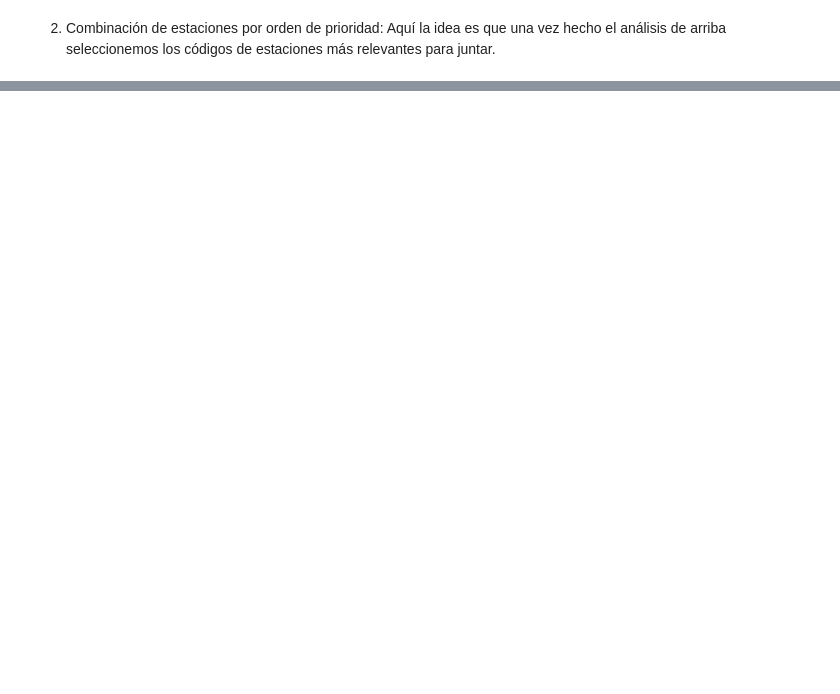
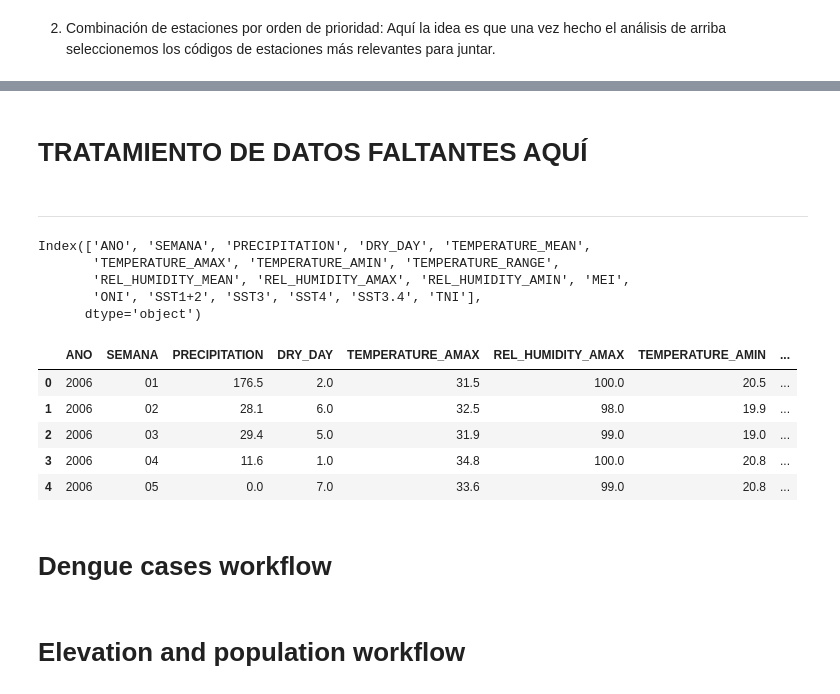
Before and after one commit to alceballosa/dengue-project, a Jupyter notebook: 01_preprocessing.ipynb, the cells around one changed output, grey strips where cells are left out. Saved outputs shown, nothing was run; the diff lists cells and outputs as text; code cells hidden in the pictures; blank space fills up the shorter version.

Commit message:
Workflow Cucuta done

```diff
--- a/01_preprocessing.ipynb
+++ b/01_preprocessing.ipynb
@@ -682,0 +695,13 @@ fig.show()
+# %%
+#Variable SSTOI
+
+df_sstoi = pd.read_table('./local/data/sstoi.txt',delim_whitespace=True, sep = '\t')
+df_sstoi.columns = ['YEAR', 'MONTH', 'SST1+2', 'ANOM1+2', 'SST3', 'ANOM3', 'SST4', 'ANOM4',
+       'SST3.4', 'ANOM3.4']
+df_sstoi = df_sstoi[['YEAR', 'MONTH', 'SST1+2', 'SST3', 'SST4',
+       'SST3.4']]
+df_sstoi.index = pd.to_datetime(df_sstoi["YEAR"].map(str)+"/"+df_sstoi["MONTH"].map(str)+"/01")
+del(df_sstoi["YEAR"])
+del(df_sstoi["MONTH"])
+df_sstoi_daily = df_sstoi.resample('M').ffill().resample('D').bfill()
+df_sstoi_daily.tail(1)
@@ -682,0 +808,13 @@ fig.show()
+# %%
+df_daily = get_sivigila_calendar()
+#df_daily = df_daily[(df_daily["ANO"]>=2007)&(df_daily.index<pd.to_datetime("2020-05-01"))]
+# %%
+df_daily = pd.merge(df_daily, df_prec_daily,  how = "left",  left_index=True, right_index=True)
+df_daily = pd.merge(df_daily, df_temp_daily,  how = "left",  left_index=True, right_index=True)
+df_daily = pd.merge(df_daily, df_hum_daily,  how = "left",   left_index=True, right_index=True)
+df_daily = pd.merge(df_daily, df_meiv2_daily,  how = "left", left_index=True, right_index=True)
+df_daily = pd.merge(df_daily, df_oni_daily,  how = "left",   left_index=True, right_index=True)
+df_daily = pd.merge(df_daily, df_sstoi_daily,  how = "left", left_index=True, right_index=True)
+df_daily = pd.merge(df_daily, df_tni_daily,  how = "left",   left_index=True, right_index=True)
+# %% [markdown]
+# TRATAMIENTO DE DATOS FALTANTES AQUÍ
@@ -682,0 +826,30 @@ fig.show()
+# %% [markdown]
+
+-----------------
+# %%
+df_daily.columns
+# %% [output]
+Index(['ANO', 'SEMANA', 'PRECIPITATION', 'DRY_DAY', 'TEMPERATURE_MEAN',
+       'TEMPERATURE_AMAX', 'TEMPERATURE_AMIN', 'TEMPERATURE_RANGE',
+       'REL_HUMIDITY_MEAN', 'REL_HUMIDITY_AMAX', 'REL_HUMIDITY_AMIN', 'MEI',
+       'ONI', 'SST1+2', 'SST3', 'SST4', 'SST3.4', 'TNI'],
+      dtype='object')
+# %%
+df_weekly_sums = df_daily[["ANO","SEMANA","PRECIPITATION","DRY_DAY"]].groupby(["ANO","SEMANA"]).sum().reset_index()
+df_weekly_maxes = df_daily[["ANO","SEMANA","TEMPERATURE_AMAX","REL_HUMIDITY_AMAX"]].groupby(["ANO","SEMANA"]).max().reset_index()
+df_weekly_mins = df_daily[["ANO","SEMANA","TEMPERATURE_AMIN","REL_HUMIDITY_AMIN"]].groupby(["ANO","SEMANA"]).min().reset_index()
+df_weekly_means = df_daily[['ANO', 'SEMANA', 'TEMPERATURE_MEAN','TEMPERATURE_RANGE','REL_HUMIDITY_MEAN', 'MEI','ONI', 'SST1+2', 'SST3', 'SST4', 'SST3.4', 'TNI']].groupby(["ANO","SEMANA"]).mean().reset_index()
+# %%
+df_weekly = pd.merge(df_weekly_sums,df_weekly_maxes, how = "inner", on = ["ANO","SEMANA"] )
+df_weekly = pd.merge(df_weekly,df_weekly_mins, how = "inner", on = ["ANO","SEMANA"] )
+df_weekly = pd.merge(df_weekly,df_weekly_means, how = "inner", on = ["ANO","SEMANA"] )
+df_weekly.head()
+# %% [output]
+|  | ANO | SEMANA | PRECIPITATION | DRY_DAY | TEMPERATURE_AMAX | REL_HUMIDITY_AMAX | TEMPERATURE_AMIN | ... |
+| 0 | 2006 | 01 | 176.5 | 2.0 | 31.5 | 100.0 | 20.5 | ... |
+| 1 | 2006 | 02 | 28.1 | 6.0 | 32.5 | 98.0 | 19.9 | ... |
+| 2 | 2006 | 03 | 29.4 | 5.0 | 31.9 | 99.0 | 19.0 | ... |
+| 3 | 2006 | 04 | 11.6 | 1.0 | 34.8 | 100.0 | 20.8 | ... |
+| 4 | 2006 | 05 | 0.0 | 7.0 | 33.6 | 99.0 | 20.8 | ... |
+# %% [markdown]
+# Dengue cases workflow
@@ -682,0 +867,2 @@ fig.show()
+# %% [markdown]
+# Elevation and population workflow
```
Also changed, not shown: parts of 26 cells of this notebook, 1 other file.
